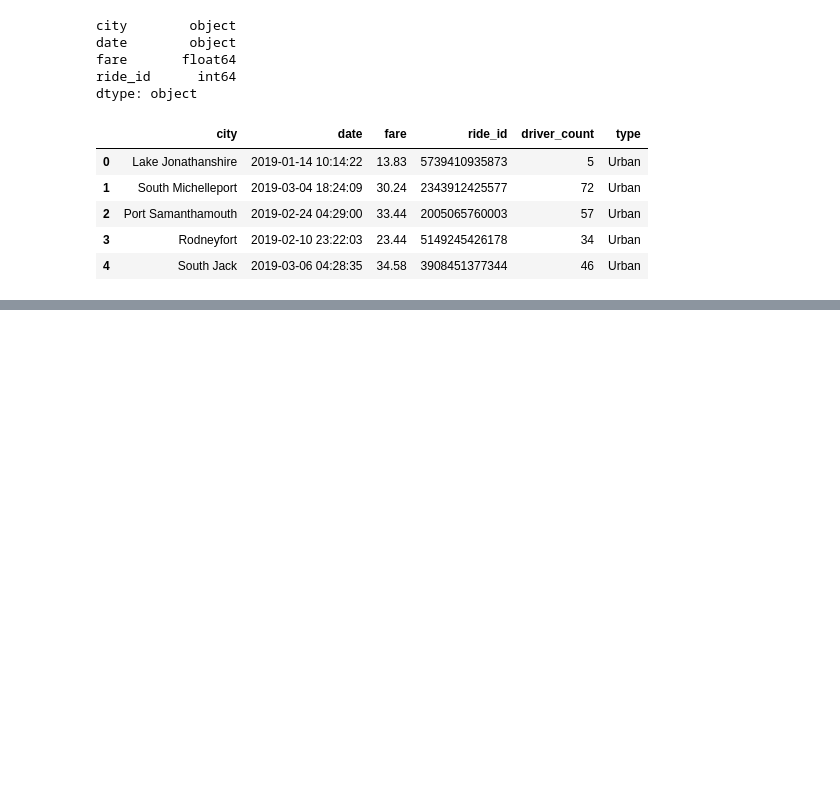
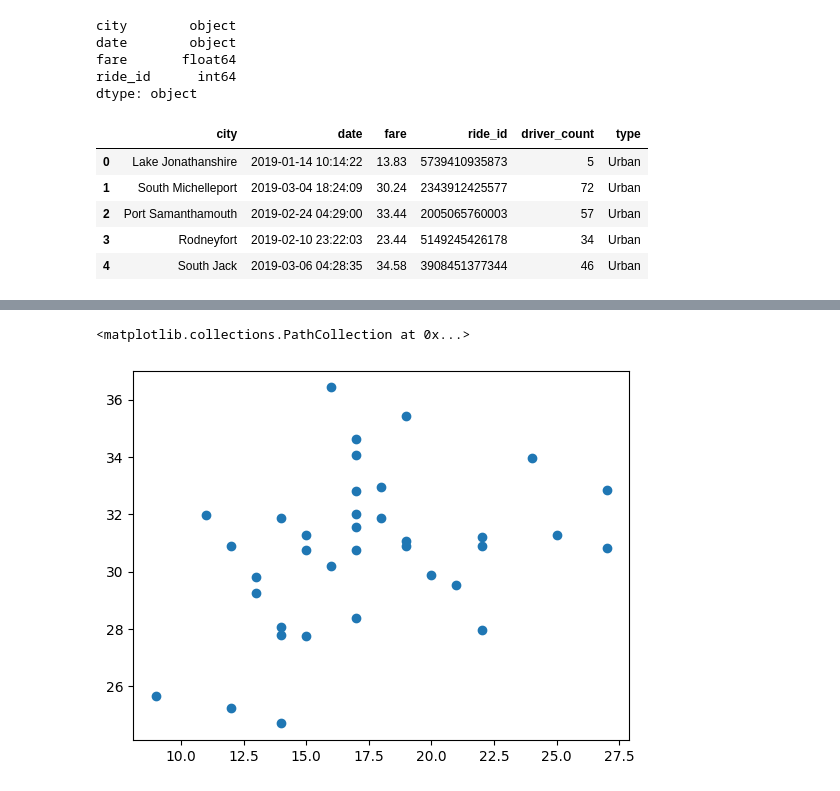
Before and after one commit to vstuopis/PyBer_Analysis, a Jupyter notebook: PyBer.ipynb, the cells around one changed output, grey strips where cells are left out. Cells and saved outputs as stored; diff of their text form; code cells hidden in the pictures; blank space fills up the shorter version.

```diff
--- a/PyBer.ipynb
+++ b/PyBer.ipynb
@@ -125,0 +137,4 @@ pyber_data_df.head()
+# %%
+# Create the Suburban DataFrames.
+suburban_cities_df = pyber_data_df[pyber_data_df["type"] == "Suburban"]
+suburban_cities_df.head()
@@ -125,0 +171,4 @@ pyber_data_df.head()
+# %%
+# Create the suburban ride count
+suburban_ride_count = suburban_cities_df.groupby(["city"]).count()["ride_id"]
+suburban_ride_count.head()
@@ -125,0 +207,4 @@ pyber_data_df.head()
+# %%
+# Get average fare for each city in the suburban cities.
+suburban_avg_fare = suburban_cities_df.groupby(["city"]).mean()["fare"]
+suburban_avg_fare.head()
@@ -125,0 +289,6 @@ pyber_data_df.head()
+# %%
+# Build the scatter plots for suburban cities.
+plt.scatter(suburban_ride_count, suburban_avg_fare)
+# %% [output]
+<matplotlib.collections.PathCollection at 0x...>
+[figure, added]
```
Also changed, not shown: parts of 19 cells of this notebook, 1 other file.
